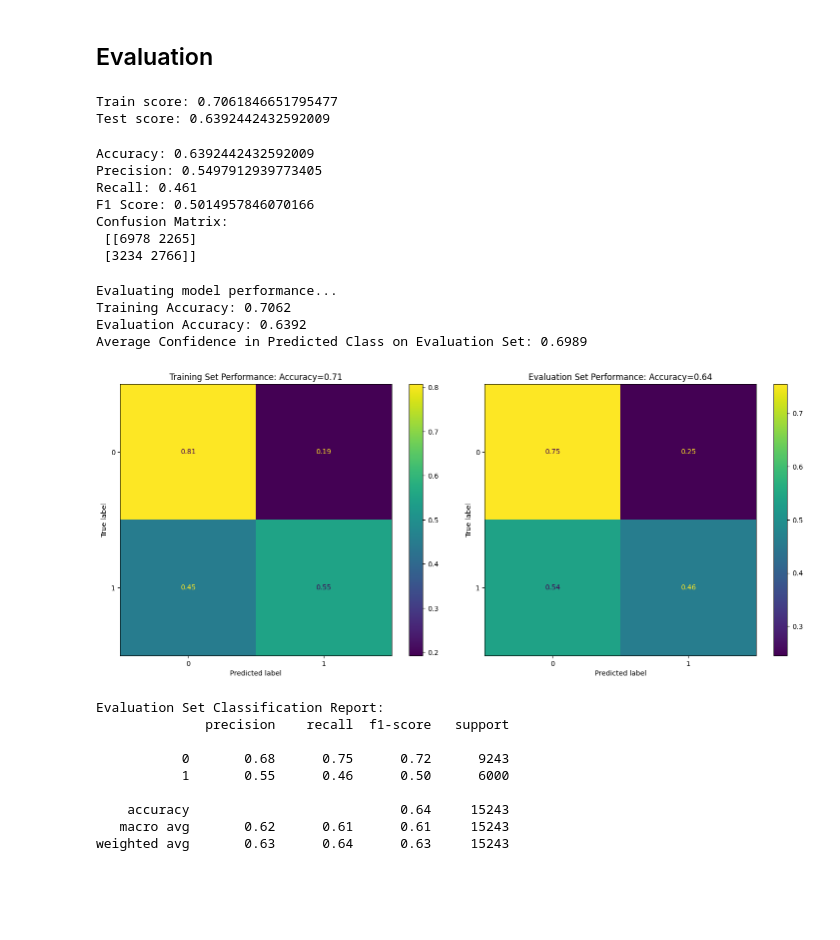
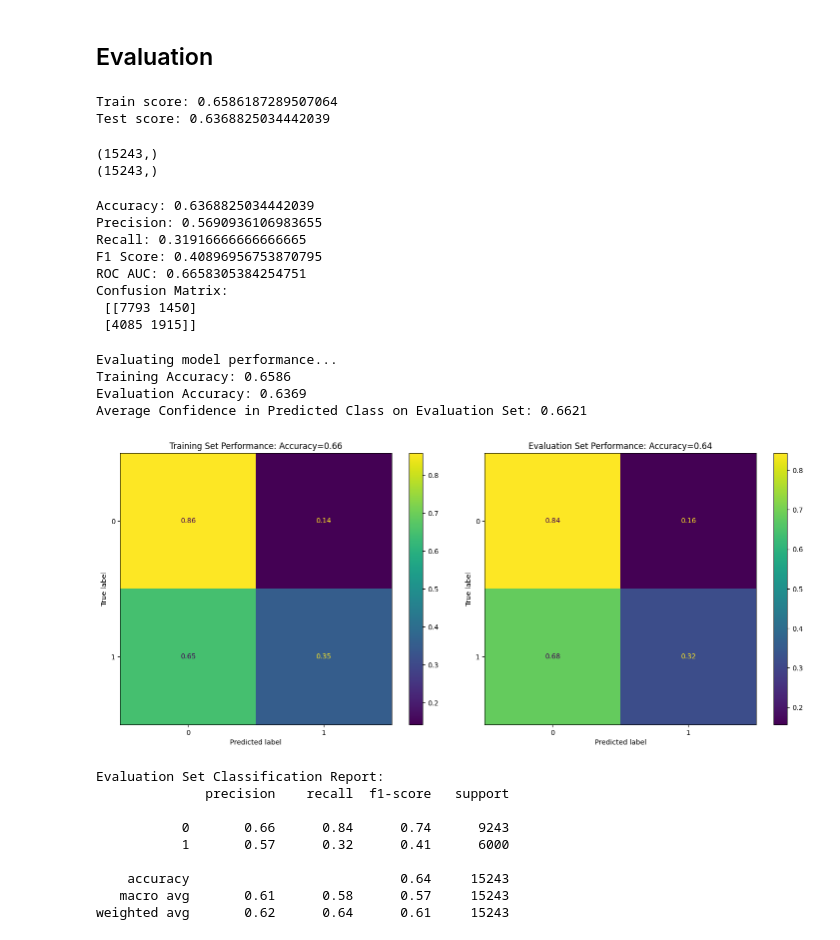
Before and after one commit to tdela12/CAPSTONE_T316, a Jupyter notebook: Preliminary Models/MLP.ipynb, the cells around one changed output. Saved outputs shown, nothing was run; the diff lists cells and outputs as text; code cells hidden in the pictures; blank space fills up the shorter version.

```diff
--- a/Preliminary Models/MLP.ipynb
+++ b/Preliminary Models/MLP.ipynb
@@ -183,7 +183,7 @@ search_start = time()
 
 random_search = RandomizedSearchCV(
     mlp,
-    param_distributions=param_dist,
+    param_distributions=params,
     n_iter=5,
     scoring='accuracy',
     cv=2,
@@ -215,30 +231,38 @@ NameError: name 'param_dist' is not defined
 ## Evaluation
 # %%
 # 8. Evaluate
-y_pred = clf.predict(test_X_scaled)
+y_pred = best_mlp.predict(test_X_scaled)
+y_proba = best_mlp.predict_proba(test_X_scaled)[:, 1]  # For ROC/AUC
 
-print("Train score:", clf.score(train_X_scaled, train_Y))
-print("Test score:", clf.score(test_X_scaled, test_Y))
+print("Train score:", best_mlp.score(train_X_scaled, train_Y))
+print("Test score:", best_mlp.score(test_X_scaled, test_Y))
 # %% [output]
-Train score: 0.7061846651795477
-Test score: 0.6392442432592009
+Train score: 0.6586187289507064
+Test score: 0.6368825034442039
+# %%
+print(test_Y.shape)
+print(y_pred.shape)
+# %% [output]
+(15243,)
+(15243,)
 # %%
 
-from sklearn.metrics import accuracy_score, precision_score, recall_score, f1_score, roc_auc_score, confusion_matrix
-
+from sklearn.metrics import accuracy_score, precision_score, recall_score, f1_score , confusion_matrix, roc_auc_score
 print("Accuracy:", accuracy_score(test_Y, y_pred))
 print("Precision:", precision_score(test_Y, y_pred))
 print("Recall:", recall_score(test_Y, y_pred))
 print("F1 Score:", f1_score(test_Y, y_pred))
+print("ROC AUC:", roc_auc_score(test_Y, y_proba))
 print("Confusion Matrix:\n", confusion_matrix(test_Y, y_pred))
 # %% [output]
-Accuracy: 0.6392442432592009
-Precision: 0.5497912939773405
-Recall: 0.461
-F1 Score: 0.5014957846070166
+Accuracy: 0.6368825034442039
+Precision: 0.5690936106983655
+Recall: 0.31916666666666665
+F1 Score: 0.40896956753870795
+ROC AUC: 0.6658305384254751
 Confusion Matrix:
- [[6978 2265]
- [3234 2766]]
+ [[7793 1450]
+ [4085 1915]]
 # %%
 from sklearn.metrics import confusion_matrix, classification_report, accuracy_score, ConfusionMatrixDisplay
 
@@ -294,19 +318,19 @@ def eval_classification_performance(model, train_X, y_train, eval_X, y_eval):
 
     print(classification_report(y_eval, eval_pred_labels))
 # %%
-eval_classification_performance(clf, train_X_scaled, train_Y, test_X_scaled, test_Y)
+eval_classification_performance(best_mlp, train_X_scaled, train_Y, test_X_scaled, test_Y)
 # %% [output]
 Evaluating model performance...
-Training Accuracy: 0.7062
-Evaluation Accuracy: 0.6392
-Average Confidence in Predicted Class on Evaluation Set: 0.6989
+Training Accuracy: 0.6586
+Evaluation Accuracy: 0.6369
+Average Confidence in Predicted Class on Evaluation Set: 0.6621
-[figure, old version]
+[figure, new version]
 Evaluation Set Classification Report:
               precision    recall  f1-score   support
 
-           0       0.68      0.75      0.72      9243
-           1       0.55      0.46      0.50      6000
+           0       0.66      0.84      0.74      9243
+           1       0.57      0.32      0.41      6000
 
     accuracy                           0.64     15243
-   macro avg       0.62      0.61      0.61     15243
-weighted avg       0.63      0.64      0.63     15243
+   macro avg       0.61      0.58      0.57     15243
+weighted avg       0.62      0.64      0.61     15243
```
Also changed, not shown: parts of 4 cells of this notebook.
